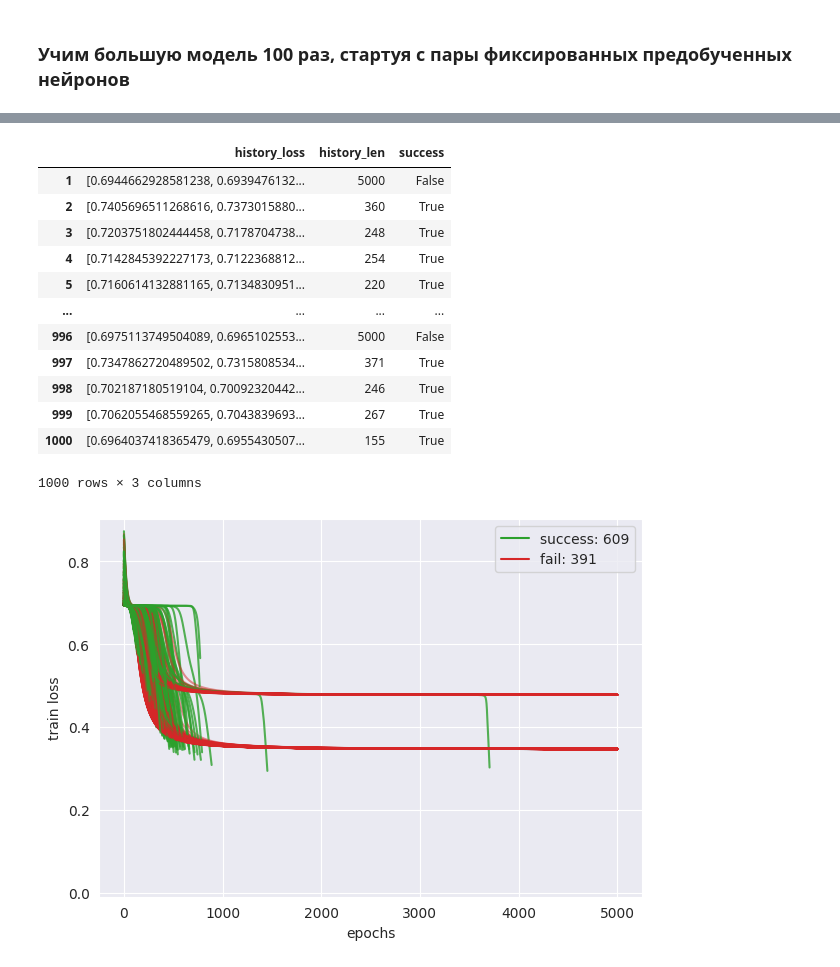
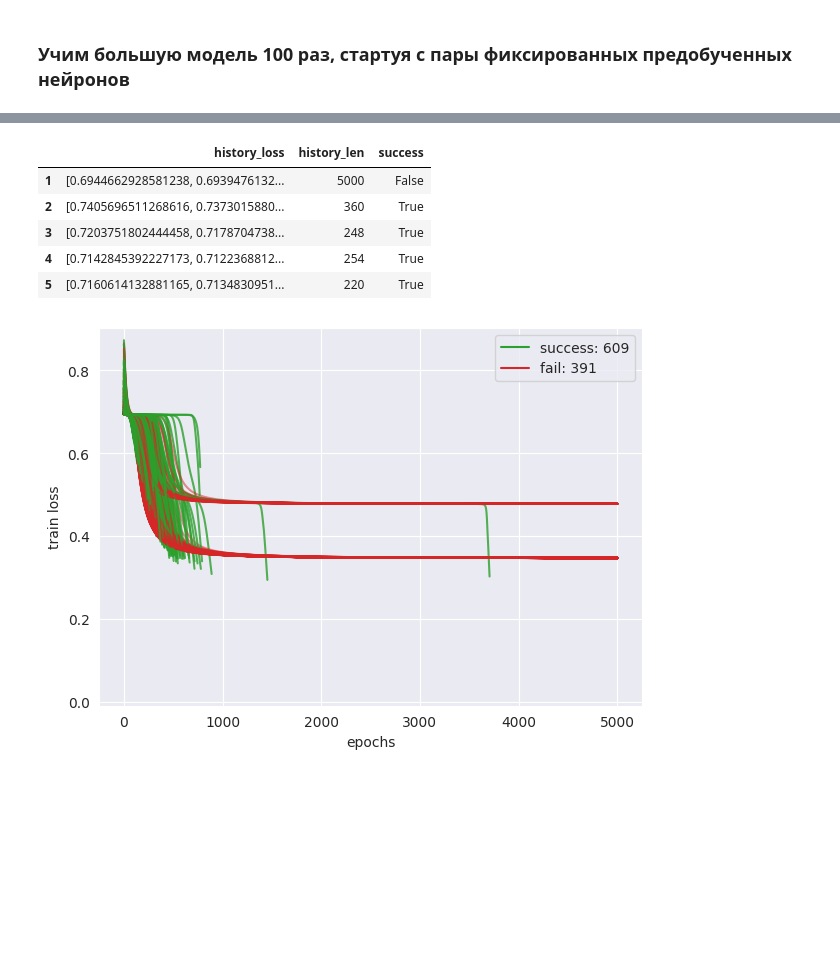
Before and after one commit to skolpin/neuro-boolean-research, a Jupyter notebook: incremental_synthesis.ipynb, the cells around one changed output, grey strips where cells are left out. Cells and saved outputs as stored; diff of their text form; code cells hidden in the pictures; blank space fills up the shorter version.

```diff
--- a/incremental_synthesis.ipynb
+++ b/incremental_synthesis.ipynb
@@ -360,21 +360,14 @@ Wall time: 26min 49s
 # %%
 run_big = pd.DataFrame(history_dict).T.astype(dict(zip(history_dict[1].keys(), ['object', 'int', 'bool'])))
 counter = run_big['success'].value_counts().to_dict()
-run_big
+run_big.head()
 # %% [output]
 |  | history_loss | history_len | success |
 | 1 | [0.6944662928581238, 0.6939476132... | 5000 | False |
 | 2 | [0.7405696511268616, 0.7373015880... | 360 | True |
 | 3 | [0.7203751802444458, 0.7178704738... | 248 | True |
 | 4 | [0.7142845392227173, 0.7122368812... | 254 | True |
 | 5 | [0.7160614132881165, 0.7134830951... | 220 | True |
-| ... | ... | ... | ... |
-| 996 | [0.6975113749504089, 0.6965102553... | 5000 | False |
-| 997 | [0.7347862720489502, 0.7315808534... | 371 | True |
-| 998 | [0.702187180519104, 0.70092320442... | 246 | True |
-| 999 | [0.7062055468559265, 0.7043839693... | 267 | True |
-| 1000 | [0.6964037418365479, 0.6955430507... | 155 | True |
-1000 rows × 3 columns
 # %%
 from matplotlib.patches import Patch
 from matplotlib.lines import Line2D
```
Also changed, not shown: parts of 9 cells of this notebook, 6 other files.
